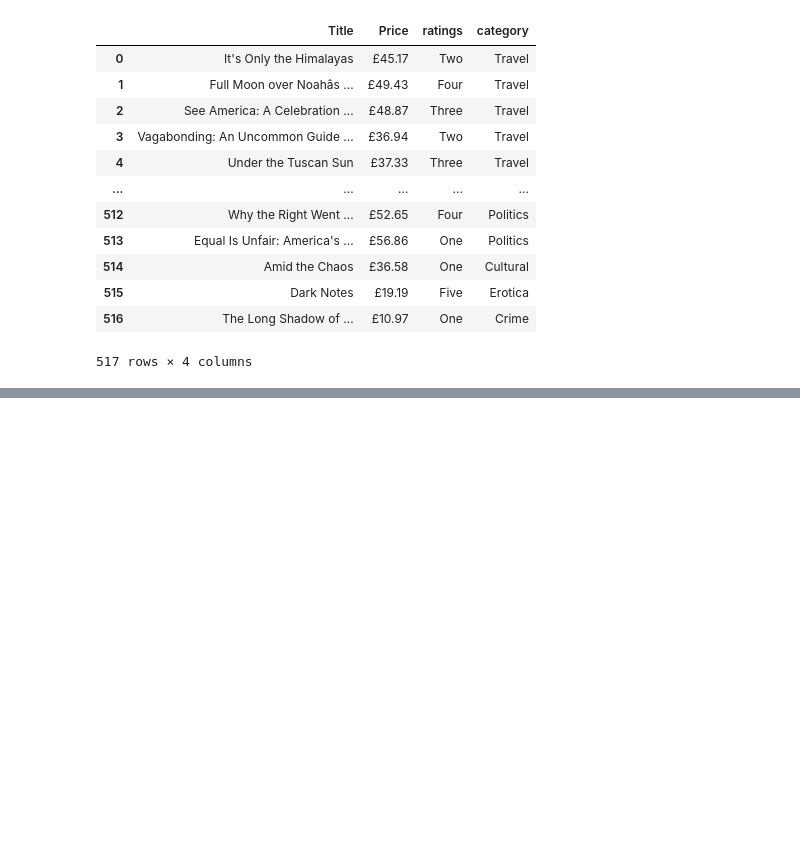
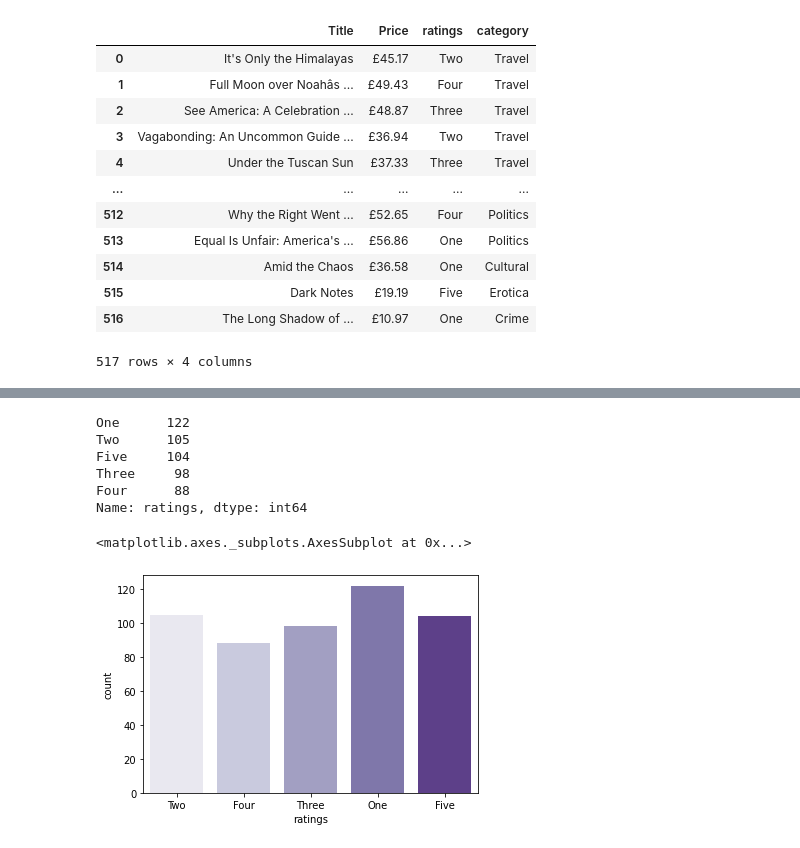
Before and after one commit to david4129/Book-Scraping, a Jupyter notebook: Untitled49.ipynb, the cells around one changed output, grey strips where cells are left out. Saved outputs shown, nothing was run; the diff lists cells and outputs as text; code cells hidden in the pictures; blank space fills up the shorter version.

Commit message:
Exploratory Data Analysis

```diff
--- a/Untitled49.ipynb
+++ b/Untitled49.ipynb
@@ -80,7 +80,8 @@ def return_books():
   book_dic['category'] = cat_list
   return pd.DataFrame(book_dic)
 
-return_books()
+df = return_books()
+df
 # %% [output]
 |  | Title | Price | ratings | category |
 | 0 | It's Only the Himalayas | £45.17 | Two | Travel |
@@ -97,0 +125,3 @@ return_books()
+# %%
+df['Price'] = df['Price'].apply(lambda x: x[1:])
+df.head()
@@ -97,0 +135,3 @@ return_books()
+# %%
+df['Price'] = df['Price'].astype(float)
+df.info()
@@ -97,0 +162,15 @@ return_books()
+# %%
+rating_value = df['ratings'].value_counts()
+rating_value
+# %% [output]
+One      122
+Two      105
+Five     104
+Three     98
+Four      88
+Name: ratings, dtype: int64
+# %%
+sns.countplot(x = 'ratings', data = df, palette = 'Purples')
+# %% [output]
+<matplotlib.axes._subplots.AxesSubplot at 0x...>
+[figure, added]
```
Also changed, not shown: parts of 9 cells of this notebook.
